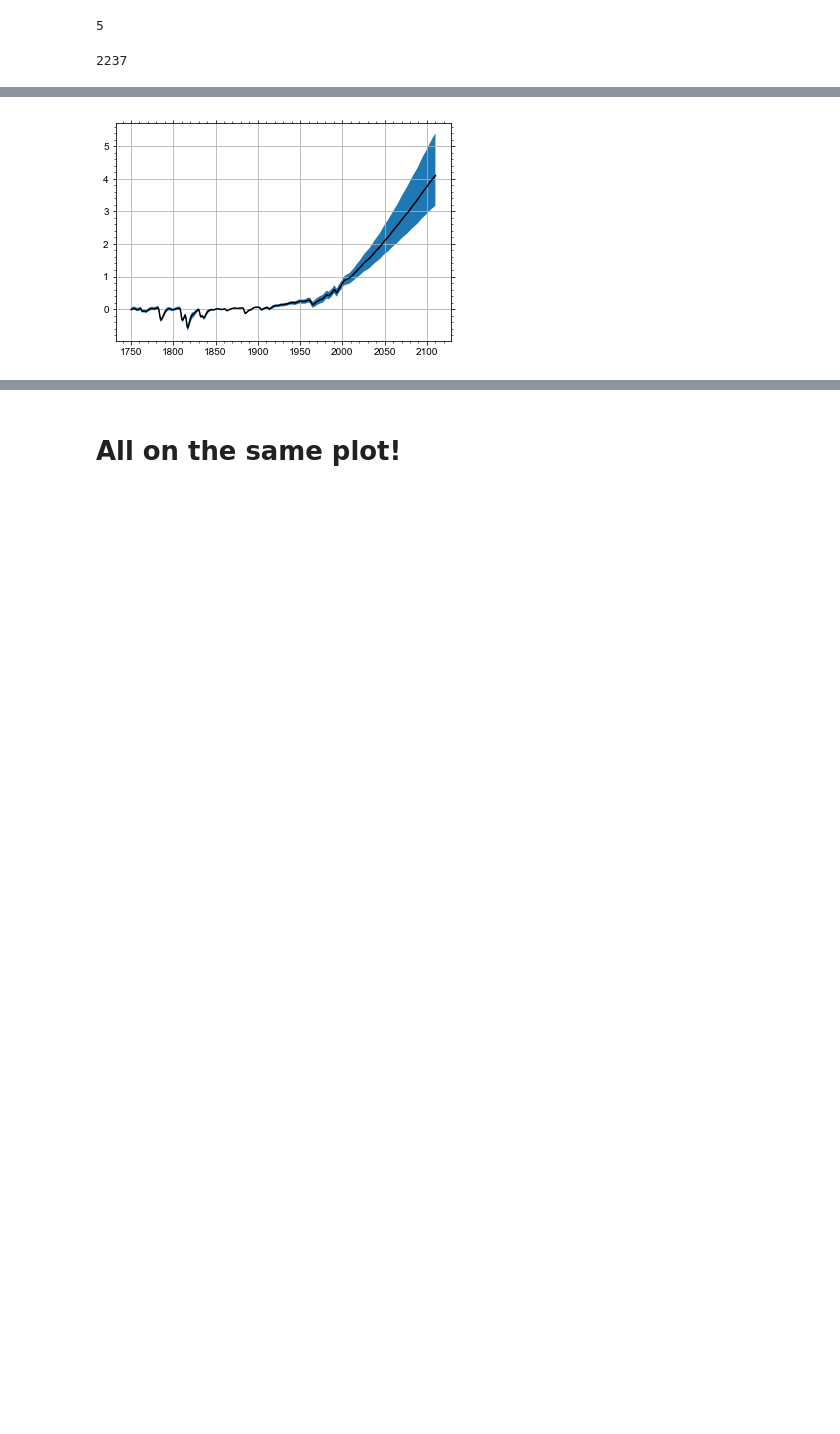
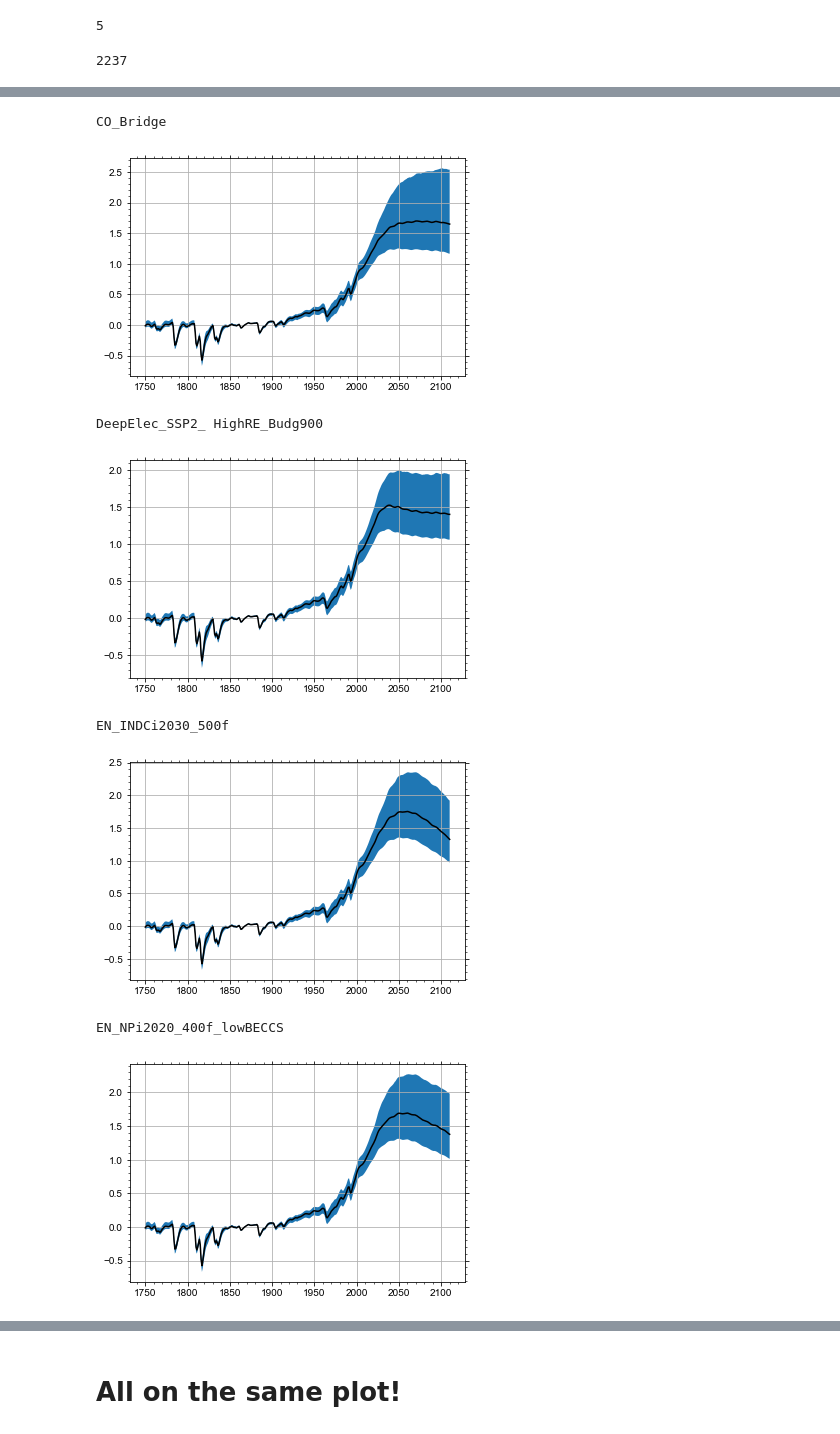
Before and after one commit to camillamathison/FaIR-Spice, a Jupyter notebook: notebooks/run-fair-ar6-illusPath.ipynb, the cells around one changed output, grey strips where cells are left out. Drawn from its saved outputs; the diff is of its cells as text; code cells hidden in the pictures; blank space fills up the shorter version.

```diff
--- a/notebooks/run-fair-ar6-illusPath.ipynb
+++ b/notebooks/run-fair-ar6-illusPath.ipynb
@@ -49,3 +98,15 @@ len(config_list)
 #scenarios = ['constant_forcing', 'constant_emissions', 'zero', 'scenario', 'infrastructure']
 #scenarios = ['constant_emissions', 'zero', 'infrastructure', 'scenario']
 # zero and constant emissions will be the easy ones, so start with these.
+
+scenarios = ['CO_Bridge',
+             'DeepElec_SSP2_ HighRE_Budg900',
+             'EN_INDCi2030_500f',
+             'EN_NPi2020_400f_lowBECCS',
+             'EN_NPi2020_900f',
+             'SSP2_openres_lc_50',
+             'SusDev_SDP-PkBudg1000',
+             'LowEnergyDemand_1.3_IPCC'
+            ]
+
+len(scenarios)
@@ -251,8 +248,7 @@ ssp370
 # %%
-
-pl.plot(np.arange(2000, 2091), data_out['ssp245'][250:341,8], label='ssp245')
-pl.plot(np.arange(2000, 2091), data_out['ssp370'][250:341,8], label='ssp370')
+for scenario in scenarios:
+    pl.plot(np.arange(2000, 2091), data_out[scenario][250:341,8], label=scenario)
 pl.axvline(2021, ls=':', color='k')
-pl.legend()
+pl.legend(bbox_to_anchor=(1.01, 1), loc='upper left')
 # %% [output]
 <matplotlib.legend.Legend at 0x...>
@@ -270,7 +266,7 @@ for i, cfg in enumerate(config_list):
             updated_config[i][key] = np.asarray(value)
         else:
             updated_config[i][key] = value
-    updated_config[i]['emissions'] = data_out['ssp245']
+    updated_config[i]['emissions'] = data_out['CO_Bridge']
     updated_config[i]['diagnostics'] = 'AR6'
     updated_config[i]["efficacy"] = np.ones(45)
     updated_config[i]["gir_carbon_cycle"] = True
@@ -376,3 +393,0 @@ pl.grid()
-# %%
-for i, cfg in enumerate(updated_config):
-    updated_config[i]['emissions'] = data_out['ssp370']
@@ -393,7 +450,18 @@ results_out['ssp370']['F_tot'] = f_tot
 # %%
-pl.fill_between(np.arange(1750,2111), np.percentile(results_out['ssp370']['temp'], 5, axis=1), np.percentile(results_out['ssp370']['temp'], 95, axis=1))
-pl.plot(np.arange(1750,2111), np.percentile(results_out['ssp370']['temp'], 50, axis=1), color='k')
-#pl.plot(temp_df.index, temp_df.temp, color='r')
-pl.grid()
+for scenario in scenarios:
+    print (scenario)
+    pl.fill_between(np.arange(1750,2111), np.percentile(results_out[scenario]['temp'], 5, axis=1),
+                    np.percentile(results_out[scenario]['temp'], 95, axis=1))
+    pl.plot(np.arange(1750,2111), np.percentile(results_out[scenario]['temp'], 50, axis=1), color='k')
+    #pl.plot(temp_df.index, temp_df.temp, color='r')
+    pl.grid()
+    pl.pause(5)
 # %% [output]
+CO_Bridge
-[figure, old version]
+[figure, new version]
+DeepElec_SSP2_ HighRE_Budg900
+[figure, added]
+EN_INDCi2030_500f
+[figure, added]
+EN_NPi2020_400f_lowBECCS
+[figure, added]
```
Also changed, not shown: parts of 35 cells of this notebook.
